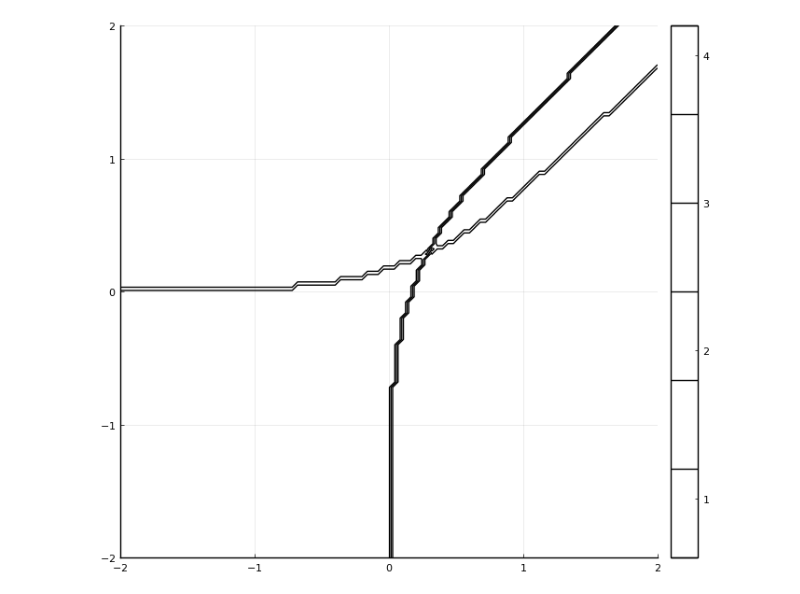
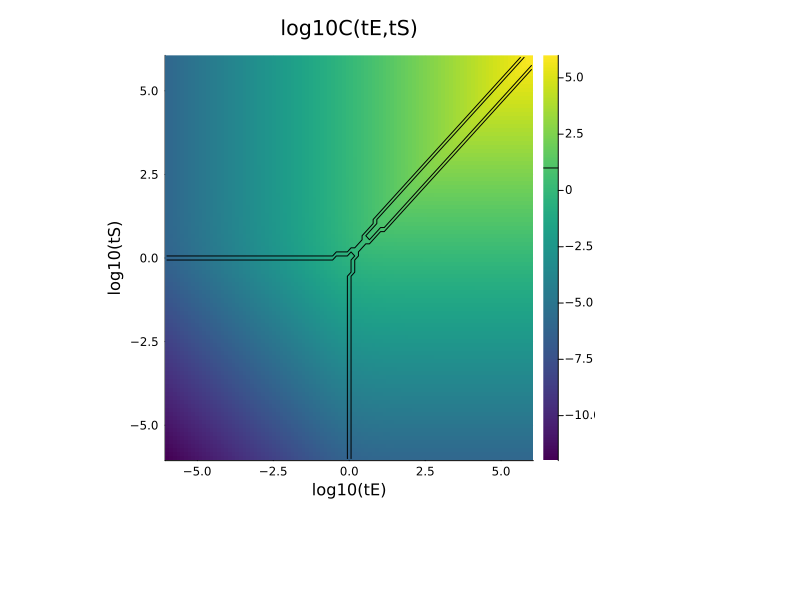
Before and after one commit to Qinguo25/BindingAndCatalysis.jl, a Jupyter notebook: Minimal_example.ipynb, the cells around one changed output. Cells and saved outputs as stored; diff of their text form; code cells hidden in the pictures; blank space fills up the shorter version.

```diff
--- a/Minimal_example.ipynb
+++ b/Minimal_example.ipynb
@@ -10,6 +11,6 @@ show_qK_space_conditions (generic function with 1 method)
 # %%
 # #binding
-N = [1 1 -1]
+N = [2 1 -1]
 x_sym = [:E, :S, :C]
 q_sym = [:tE, :tS]
 K_sym = [:K]
@@ -81,6 +71,27 @@ labels_lattice = reshape(labels, shape)
 # %%
-using Plots; pythonplot()
-contour(logq_rg, logq_rg, labels_lattice, color=[:black],
-    levels=4,size = (700,600))
+using Plots; #pythonplot()
+
+
+# scatter(log10.(q[:,1]),log10.(q[:,2]),zcolor = log10.(x[:,3]),
+#     xlabel="log10(tE)", ylabel="log10(tS)",
+#     # title="BNC model with K=1",
+#     xticks = (-2:0.5:2), yticks = (-2:0.5:2),
+#     clims = (0,3), c=:black, cbar=false,
+#     size = (700,600), legend=false)
+
+heatmap(logq_rg, logq_rg,log10.(reshape(x[:,3],shape)),colormap=:viridis,size=(500,500),)
+# plot!([-2,0],[0,0],line=(1.5,:dash,:red))
+# plot!([0,0],[-2,0],line=(1.5,:dash,:red))
+# plot!([0,2],[0,2],line=(1.5,:dash,:red),legend=false)
+contour!(logq_rg, logq_rg,edge_map,levels=[0.999],color=[:black],size = (500,500))
+# annotate!(-1.5,-1.5, "①")
+# annotate!(-1.5,1.5, "②")
+# annotate!(1.5,-1.5, "③")
+# annotate!(1.5,1.5,"④")
+
+# plot!([-2,0],[0,0],line=(4,:dash,0.6,:red))
+xlabel!("log10(tE)")
+ylabel!("log10(tS)")
+title!("log10C(tE,tS)")
 # %% [output]
-[figure, old version]
+[figure, new version]
```
Also changed, not shown: parts of 18 cells of this notebook.
